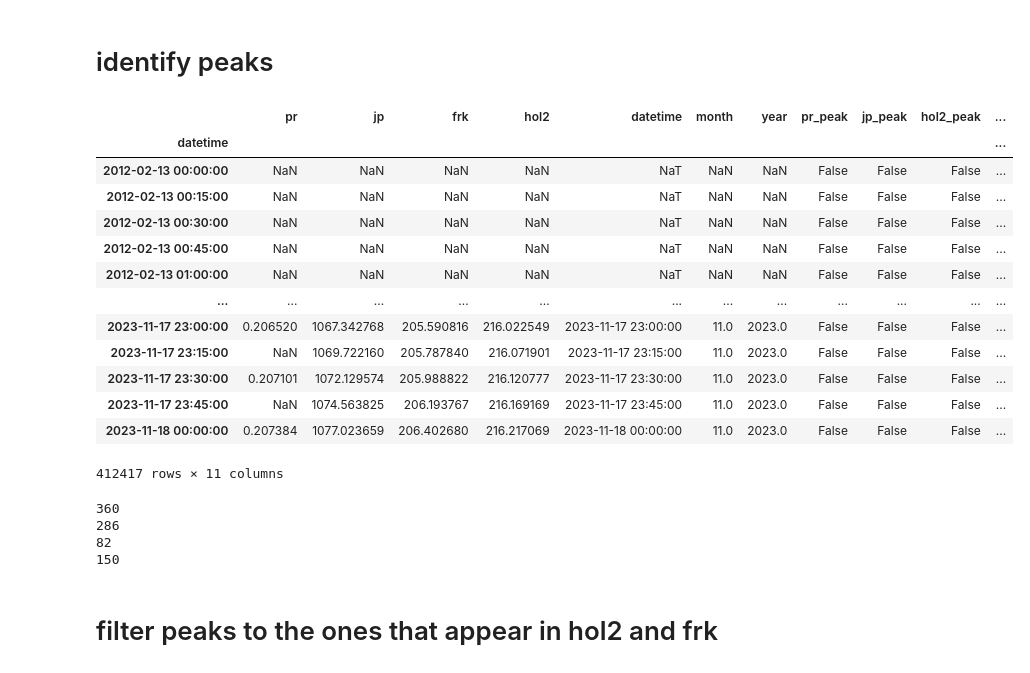
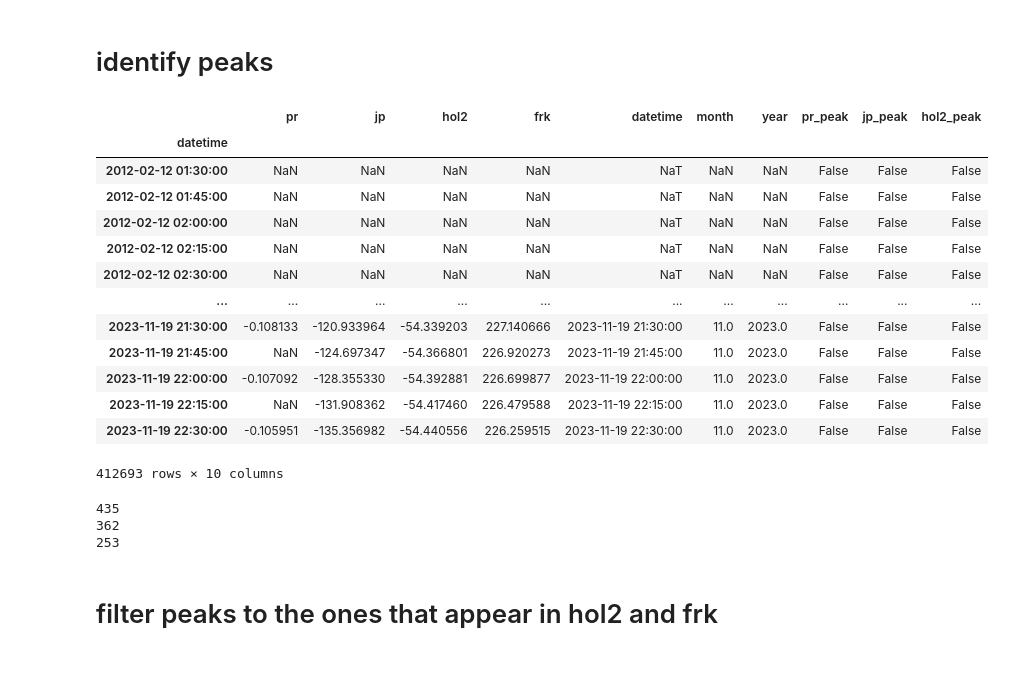
Before and after one commit to jennaisrael/Savio_scratch_back_up, a Jupyter notebook: climate_data_processing/identify_stp/peaks_at_frk_hol2_exports.ipynb, the cells around one changed output. Saved outputs shown, nothing was run; the diff lists cells and outputs as text; code cells hidden in the pictures.

```diff
--- a/climate_data_processing/identify_stp/peaks_at_frk_hol2_exports.ipynb
+++ b/climate_data_processing/identify_stp/peaks_at_frk_hol2_exports.ipynb
@@ -128,0 +116,25 @@ See the caveats in the documentation: https://pandas.pydata.org/pandas-docs/stab
+# %%
+jp=pd.read_csv('/global/scratch/users/jennaisrael/time_varying_data/dmsdatastore/salinity/jp_tidal_40dbc_filt.csv')
+jp['datetime']=pd.to_datetime(jp['datetime'],format=dtformat)
+jp.set_index("datetime",inplace=True)
+
+hol2=pd.read_csv('/global/scratch/users/jennaisrael/time_varying_data/dmsdatastore/salinity/hol2_tidal_40dbc_filt.csv')
+hol2['datetime']=pd.to_datetime(hol2['datetime'],format=dtformat)
+hol2.set_index("datetime",inplace=True)
+
+#not going to do peak finding for franks just going to plot it
+frk=pd.read_csv('/global/scratch/users/jennaisrael/climate_data_processing/identify_stp/frkdefault_ec_screened_2021.csv',skiprows=65)#.set_index('datetime')
+frk=frk.rename(columns={"value": "Salinity[mS/cm]"})
+frk['datetime']=pd.to_datetime(frk['datetime'],format=dtformat)
+frk.set_index("datetime",inplace=True)
+frk=frk.asfreq('15min')
+frk_filt=filter_timeseries(frk.drop(columns=['user_flag']))
+
+#put all the variables in one array, need to cut it off before the last array begins (pr 2012-02-12) and before the first array ends (pr 2023-11-19)
+df_raw=pd.concat([pr_filt.rename(columns={"Residual": "pr"}),jp.rename(columns={"S_residual[microS/cm]": "jp"}),hol2.rename(columns={"S_residual[microS/cm]": "hol2"}),frk_filt.rename(columns={"Salinity[mS/cm]": "frk"})],axis=1)
+df=df_raw.loc[pr_filt.first_valid_index():pr_filt.last_valid_index()]#.interpolate()
+df['datetime']=df.index.values
+df['month']=df.index.month.values
+df['year']=df.index.year.values
+# maybe skip the masking for now
+df_f_wo21=df.mask((df['month']<7))# |(df['year']==2021)|(df['year']==2022)) #try leaving in december
@@ -171,47 +196,46 @@ minw=2
 # %%
 #first find the datetimes with peaks at all locations, store them in logical columns e.g. pr_peak
 #seems to be using the whole summer as a peak sometimes, set max width of 2 months
 
 peakspr, propertiespr = find_peaks(df_f_wo21.pr.dropna().values, height=0,width=(2,maxw))#,width=(0,maxw)) #this just gives the x locations of the peaks, need to convert to logical
 pr_indices = df_f_wo21.pr.dropna().index
 peaksjp, propertiesjp = find_peaks(df_f_wo21.jp.dropna().values, prominence=10,width=(0,maxw))
 jp_indices = df_f_wo21.jp.dropna().index
 peakshol2, propertieshol2 = find_peaks(df_f_wo21.hol2.dropna().values, prominence=5,width=(0,maxw))
 hol2_indices = df_f_wo21.hol2.dropna().index
-peaksfrk, propertiesfrk = find_peaks(df_f_wo21.frk.dropna().values, prominence=5,width=(0,maxw))
-frk_indices = df_f_wo21.frk.dropna().index
+# peaksfrk, propertiesfrk = find_peaks(df_f_wo21.frk.dropna().values, prominence=5,width=(0,maxw))
+# frk_indices = df_f_wo21.frk.dropna().index
 #peakshol210, _ = find_peaks(df_f_wo21.hol2.values, prominence=10)
 idx=np.arange(0,len(df_f_wo21.pr.values))#has the same shape as the first argument
 df_f_wo21['pr_peak']=np.isin(df_f_wo21.index,pr_indices[peakspr]) #for this one need to map from the nan dropped list to full list
 df_f_wo21['jp_peak']=np.isin(df_f_wo21.index,jp_indices[peaksjp])
 df_f_wo21['hol2_peak']=np.isin(df_f_wo21.index,hol2_indices[peakshol2])
-df_f_wo21['frk_peak']=np.isin(df_f_wo21.index,frk_indices[peaksfrk])
+#df_f_wo21['frk_peak']=np.isin(df_f_wo21.index,frk_indices[peaksfrk])
 df_f_wo21
 # %% [output]
-|  | pr | jp | frk | hol2 | datetime | month | year | pr_peak | jp_peak | hol2_peak | ... |
-| datetime |  |  |  |  |  |  |  |  |  |  | ... |
-| 2012-02-13 00:00:00 | NaN | NaN | NaN | NaN | NaT | NaN | NaN | False | False | False | ... |
-| 2012-02-13 00:15:00 | NaN | NaN | NaN | NaN | NaT | NaN | NaN | False | False | False | ... |
-| 2012-02-13 00:30:00 | NaN | NaN | NaN | NaN | NaT | NaN | NaN | False | False | False | ... |
-| 2012-02-13 00:45:00 | NaN | NaN | NaN | NaN | NaT | NaN | NaN | False | False | False | ... |
-| 2012-02-13 01:00:00 | NaN | NaN | NaN | NaN | NaT | NaN | NaN | False | False | False | ... |
-| ... | ... | ... | ... | ... | ... | ... | ... | ... | ... | ... | ... |
-| 2023-11-17 23:00:00 | 0.206520 | 1067.342768 | 205.590816 | 216.022549 | 2023-11-17 23:00:00 | 11.0 | 2023.0 | False | False | False | ... |
-| 2023-11-17 23:15:00 | NaN | 1069.722160 | 205.787840 | 216.071901 | 2023-11-17 23:15:00 | 11.0 | 2023.0 | False | False | False | ... |
-| 2023-11-17 23:30:00 | 0.207101 | 1072.129574 | 205.988822 | 216.120777 | 2023-11-17 23:30:00 | 11.0 | 2023.0 | False | False | False | ... |
-| 2023-11-17 23:45:00 | NaN | 1074.563825 | 206.193767 | 216.169169 | 2023-11-17 23:45:00 | 11.0 | 2023.0 | False | False | False | ... |
-| 2023-11-18 00:00:00 | 0.207384 | 1077.023659 | 206.402680 | 216.217069 | 2023-11-18 00:00:00 | 11.0 | 2023.0 | False | False | False | ... |
+|  | pr | jp | hol2 | frk | datetime | month | year | pr_peak | jp_peak | hol2_peak |
+| datetime |  |  |  |  |  |  |  |  |  |  |
+| 2012-02-12 01:30:00 | NaN | NaN | NaN | NaN | NaT | NaN | NaN | False | False | False |
+| 2012-02-12 01:45:00 | NaN | NaN | NaN | NaN | NaT | NaN | NaN | False | False | False |
+| 2012-02-12 02:00:00 | NaN | NaN | NaN | NaN | NaT | NaN | NaN | False | False | False |
+| 2012-02-12 02:15:00 | NaN | NaN | NaN | NaN | NaT | NaN | NaN | False | False | False |
+| 2012-02-12 02:30:00 | NaN | NaN | NaN | NaN | NaT | NaN | NaN | False | False | False |
+| ... | ... | ... | ... | ... | ... | ... | ... | ... | ... | ... |
+| 2023-11-19 21:30:00 | -0.108133 | -120.933964 | -54.339203 | 227.140666 | 2023-11-19 21:30:00 | 11.0 | 2023.0 | False | False | False |
+| 2023-11-19 21:45:00 | NaN | -124.697347 | -54.366801 | 226.920273 | 2023-11-19 21:45:00 | 11.0 | 2023.0 | False | False | False |
+| 2023-11-19 22:00:00 | -0.107092 | -128.355330 | -54.392881 | 226.699877 | 2023-11-19 22:00:00 | 11.0 | 2023.0 | False | False | False |
+| 2023-11-19 22:15:00 | NaN | -131.908362 | -54.417460 | 226.479588 | 2023-11-19 22:15:00 | 11.0 | 2023.0 | False | False | False |
+| 2023-11-19 22:30:00 | -0.105951 | -135.356982 | -54.440556 | 226.259515 | 2023-11-19 22:30:00 | 11.0 | 2023.0 | False | False | False |
-412417 rows × 11 columns
+412693 rows × 10 columns
 # %%
 print(df_f_wo21['pr_peak'].sum())
 print(df_f_wo21['jp_peak'].sum())
-print(df_f_wo21['frk_peak'].sum())
+#print(df_f_wo21['frk_peak'].sum())
 print(df_f_wo21['hol2_peak'].sum())
 # %% [output]
-360
-286
-82
-150
+435
+362
+253
 # %% [markdown]
 # filter peaks to the ones that appear in hol2 and frk
 # %%
```
Also changed, not shown: parts of 25 cells of this notebook, 3 other files.
